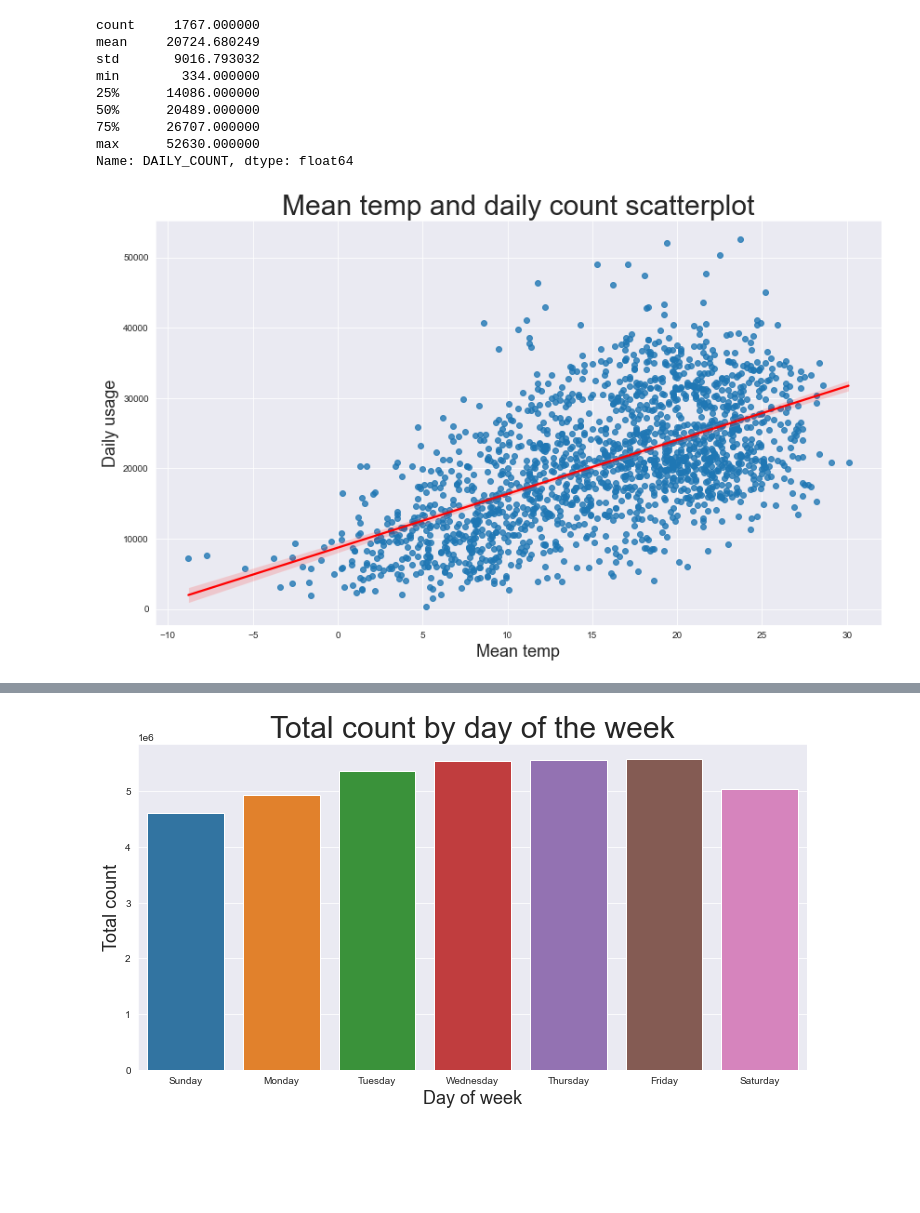
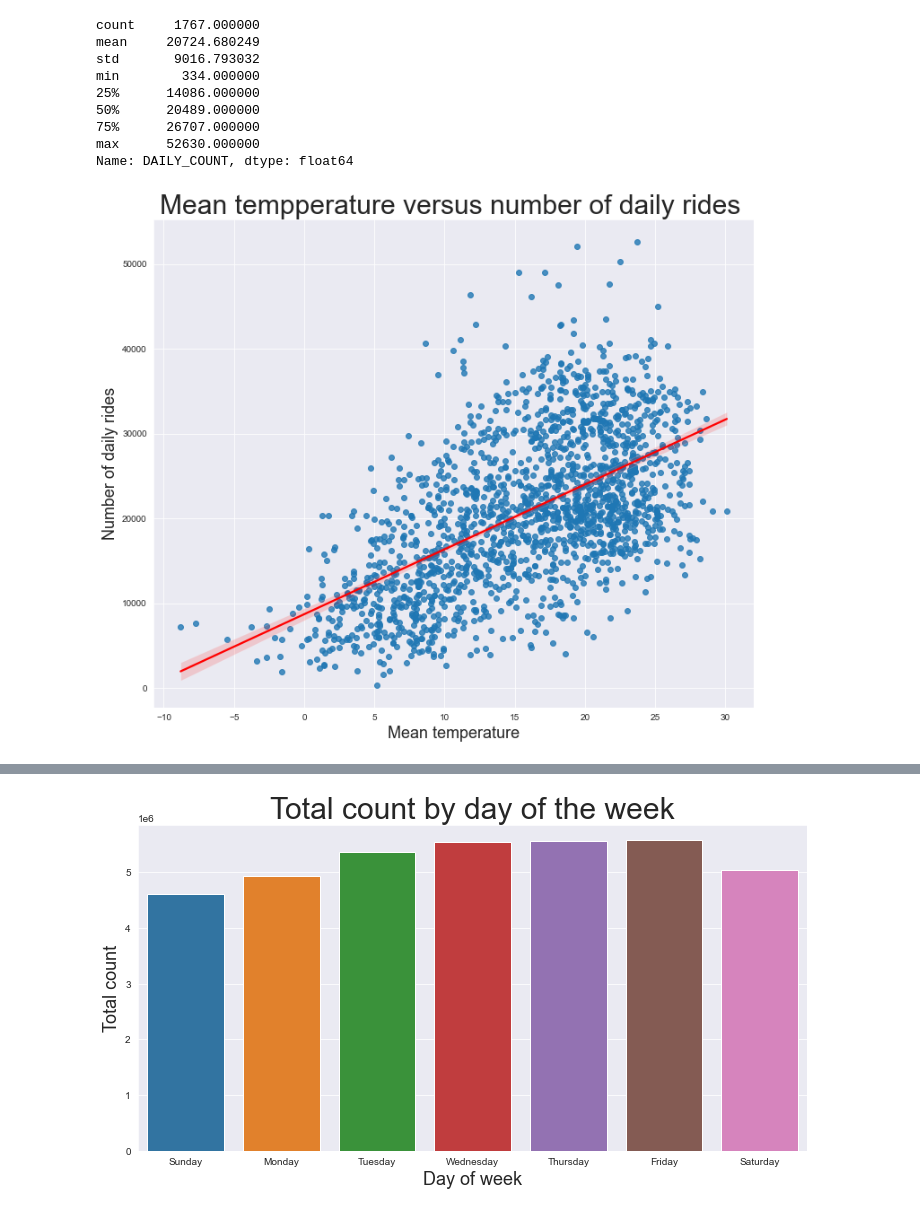
Before and after one commit to alexlangev/bixi-montreal, a Jupyter notebook: main.ipynb, the cells around one changed output, grey strips where cells are left out. Saved outputs shown, nothing was run; the diff lists cells and outputs as text; code cells hidden in the pictures; blank space fills up the shorter version.

```diff
--- a/main.ipynb
+++ b/main.ipynb
@@ -176,7 +178,7 @@ main_df_cleaned_active
 1767 rows × 5 columns
 # %%
 sns.set_style("darkgrid")
-plt.rcParams['figure.figsize'] = 12,5
+plt.rcParams['figure.figsize'] = 12,4
 
 count_boxplot = sns.boxplot(x=main_df_cleaned_active['DAILY_COUNT'])
 count_boxplot.set_title('Daily count boxplot', fontsize= 30)
@@ -200,12 +202,12 @@ max      52630.000000
 Name: DAILY_COUNT, dtype: float64
 # %%
 temp_scatter = sns.regplot(data=main_df_cleaned_active, x="MEAN_TEMP", y="DAILY_COUNT", line_kws={"color": "red"})
-plt.rcParams['figure.figsize'] = 14,8
-temp_scatter.set_title('Mean temp and daily count scatterplot', fontsize= 30)
-temp_scatter.set_xlabel('Mean temp', fontsize = 18)
-temp_scatter.set_ylabel('Daily usage', fontsize = 18)
+plt.rcParams['figure.figsize'] = 12,10
+temp_scatter.set_title('Mean tempperature versus number of daily rides ', fontsize= 30)
+temp_scatter.set_xlabel('Mean temperature', fontsize = 18)
+temp_scatter.set_ylabel('Number of daily rides', fontsize = 18)
 
 plt.show()
 # %% [output]
-[figure, old version]
+[figure, new version]
 # %%
```
Also changed, not shown: parts of 15 cells of this notebook.
